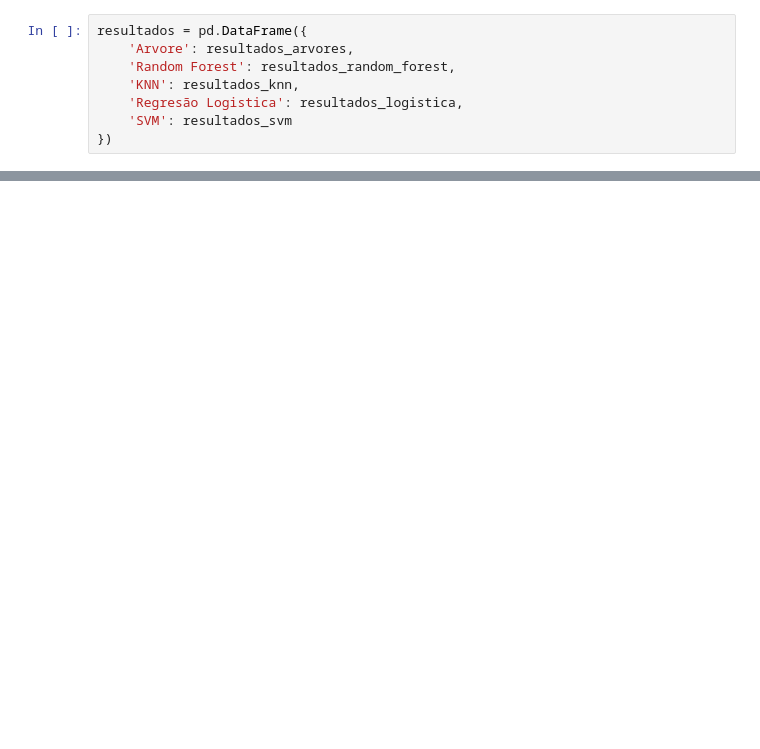
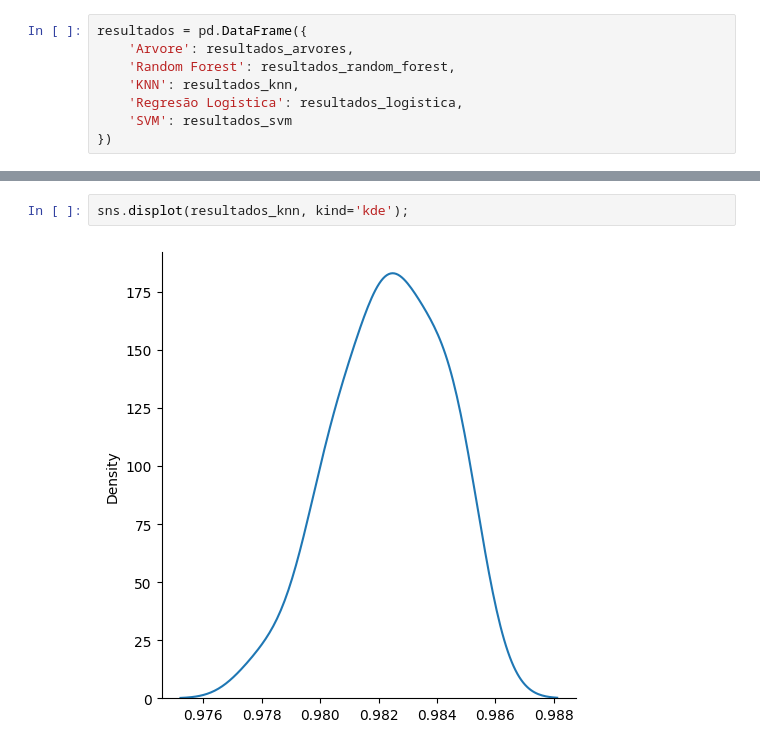
Before and after one commit to Joao-Inacio/Machine-Learning-e-Data-Science-com-Python, a Jupyter notebook: 0.9-avaliacaode-algoritmos-de-classificacao/validacao.ipynb, the cells around one changed output, grey strips where cells are left out. Drawn from its saved outputs; the diff is of its cells as text; blank space fills up the shorter version.

```diff
--- a/0.9-avaliacaode-algoritmos-de-classificacao/validacao.ipynb
+++ b/0.9-avaliacaode-algoritmos-de-classificacao/validacao.ipynb
@@ -131,0 +164,4 @@ dtype: float64
+# %%
+sns.displot(resultados_knn, kind='kde');
+# %% [output]
+[figure, added]
```
Also changed, not shown: parts of 15 cells of this notebook.
